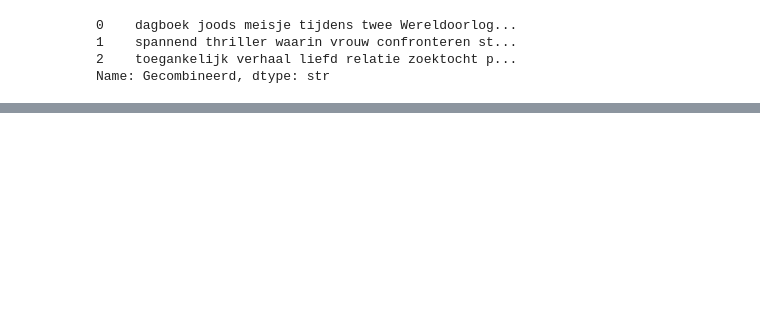
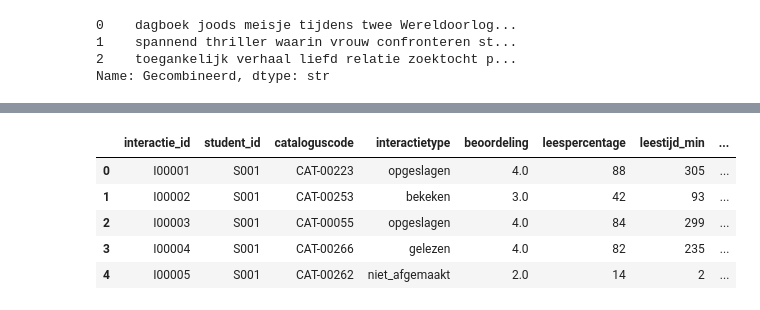
Before and after one commit to merijn1222/2.2Notebooks, a Jupyter notebook: NLP.ipynb, the cells around one changed output, grey strips where cells are left out. Saved outputs shown, nothing was run; the diff lists cells and outputs as text; code cells hidden in the pictures; blank space fills up the shorter version.

```diff
--- a/NLP.ipynb
+++ b/NLP.ipynb
@@ -126,0 +241,9 @@ Name: Gecombineerd, dtype: str
+# %%
+intdf.head()
+# %% [output]
+|  | interactie_id | student_id | cataloguscode | interactietype | beoordeling | leespercentage | leestijd_min | ... |
+| 0 | I00001 | S001 | CAT-00223 | opgeslagen | 4.0 | 88 | 305 | ... |
+| 1 | I00002 | S001 | CAT-00253 | bekeken | 3.0 | 42 | 93 | ... |
+| 2 | I00003 | S001 | CAT-00055 | opgeslagen | 4.0 | 84 | 299 | ... |
+| 3 | I00004 | S001 | CAT-00266 | gelezen | 4.0 | 82 | 235 | ... |
+| 4 | I00005 | S001 | CAT-00262 | niet_afgemaakt | 2.0 | 14 | 2 | ... |
```
Also changed, not shown: parts of 29 cells of this notebook, 4 other files.
